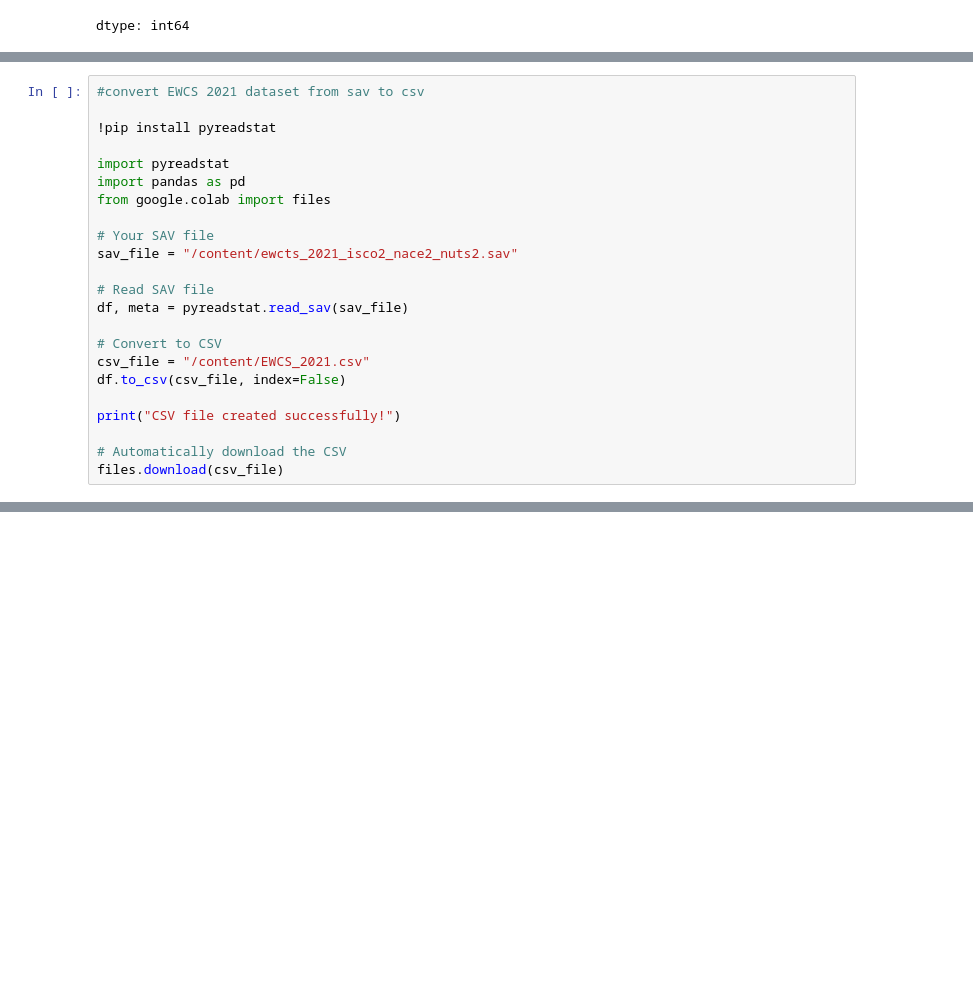
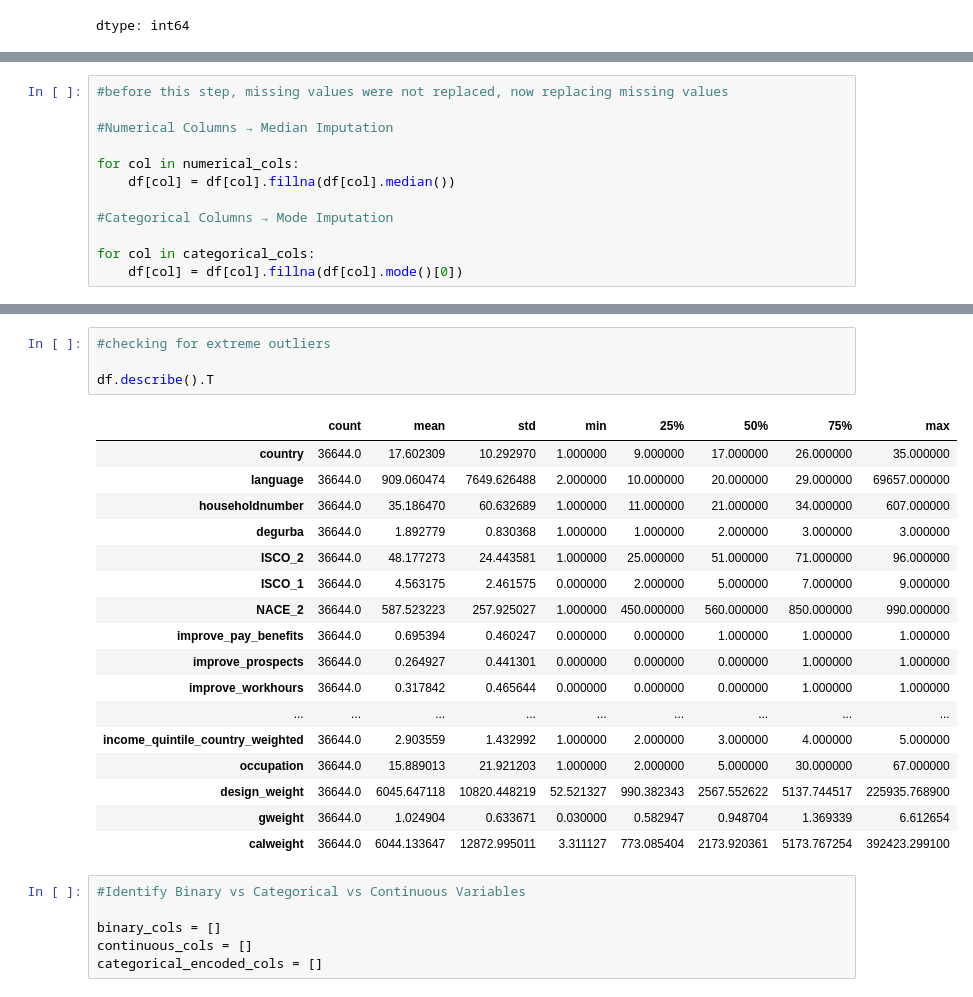
Before and after one commit to angarikadas26-lgtm/burnout-prediction-project, a Jupyter notebook: ArtifactV2_datacleaning.ipynb, the cells around one changed output, grey strips where cells are left out. Cells and saved outputs as stored; diff of their text form; blank space fills up the shorter version.

```diff
--- a/ArtifactV2_datacleaning.ipynb
+++ b/ArtifactV2_datacleaning.ipynb
@@ -239,23 +228,0 @@ Successfully installed pyreadstat-1.3.4
-# %%
-#convert EWCS 2021 dataset from sav to csv
-
-!pip install pyreadstat
-
-import pyreadstat
-import pandas as pd
-from google.colab import files
-
-# Your SAV file
-sav_file = "/content/ewcts_2021_isco2_nace2_nuts2.sav"
-
-# Read SAV file
-df, meta = pyreadstat.read_sav(sav_file)
-
-# Convert to CSV
-csv_file = "/content/EWCS_2021.csv"
-df.to_csv(csv_file, index=False)
-
-print("CSV file created successfully!")
-
-# Automatically download the CSV
-files.download(csv_file)
@@ -268,0 +234,12 @@ CSV file created successfully!
+# %%
+#before this step, missing values were not replaced, now replacing missing values
+
+#Numerical Columns → Median Imputation
+
+for col in numerical_cols:
+    df[col] = df[col].fillna(df[col].median())
+
+#Categorical Columns → Mode Imputation
+
+for col in categorical_cols:
+    df[col] = df[col].fillna(df[col].mode()[0])
@@ -268,0 +265,28 @@ CSV file created successfully!
+# %%
+#checking for extreme outliers
+
+df.describe().T
+# %% [output]
+|  | count | mean | std | min | 25% | 50% | 75% | max |
+| country | 36644.0 | 17.602309 | 10.292970 | 1.000000 | 9.000000 | 17.000000 | 26.000000 | 35.000000 |
+| language | 36644.0 | 909.060474 | 7649.626488 | 2.000000 | 10.000000 | 20.000000 | 29.000000 | 69657.000000 |
+| householdnumber | 36644.0 | 35.186470 | 60.632689 | 1.000000 | 11.000000 | 21.000000 | 34.000000 | 607.000000 |
+| degurba | 36644.0 | 1.892779 | 0.830368 | 1.000000 | 1.000000 | 2.000000 | 3.000000 | 3.000000 |
+| ISCO_2 | 36644.0 | 48.177273 | 24.443581 | 1.000000 | 25.000000 | 51.000000 | 71.000000 | 96.000000 |
+| ISCO_1 | 36644.0 | 4.563175 | 2.461575 | 0.000000 | 2.000000 | 5.000000 | 7.000000 | 9.000000 |
+| NACE_2 | 36644.0 | 587.523223 | 257.925027 | 1.000000 | 450.000000 | 560.000000 | 850.000000 | 990.000000 |
+| improve_pay_benefits | 36644.0 | 0.695394 | 0.460247 | 0.000000 | 0.000000 | 1.000000 | 1.000000 | 1.000000 |
+| improve_prospects | 36644.0 | 0.264927 | 0.441301 | 0.000000 | 0.000000 | 0.000000 | 1.000000 | 1.000000 |
+| improve_workhours | 36644.0 | 0.317842 | 0.465644 | 0.000000 | 0.000000 | 0.000000 | 1.000000 | 1.000000 |
+| ... | ... | ... | ... | ... | ... | ... | ... | ... |
+| income_quintile_country_weighted | 36644.0 | 2.903559 | 1.432992 | 1.000000 | 2.000000 | 3.000000 | 4.000000 | 5.000000 |
+| occupation | 36644.0 | 15.889013 | 21.921203 | 1.000000 | 2.000000 | 5.000000 | 30.000000 | 67.000000 |
+| design_weight | 36644.0 | 6045.647118 | 10820.448219 | 52.521327 | 990.382343 | 2567.552622 | 5137.744517 | 225935.768900 |
+| gweight | 36644.0 | 1.024904 | 0.633671 | 0.030000 | 0.582947 | 0.948704 | 1.369339 | 6.612654 |
+| calweight | 36644.0 | 6044.133647 | 12872.995011 | 3.311127 | 773.085404 | 2173.920361 | 5173.767254 | 392423.299100 |
+# %%
+#Identify Binary vs Categorical vs Continuous Variables
+
+binary_cols = []
+continuous_cols = []
+categorical_encoded_cols = []
```
Also changed, not shown: parts of 7 cells of this notebook.
